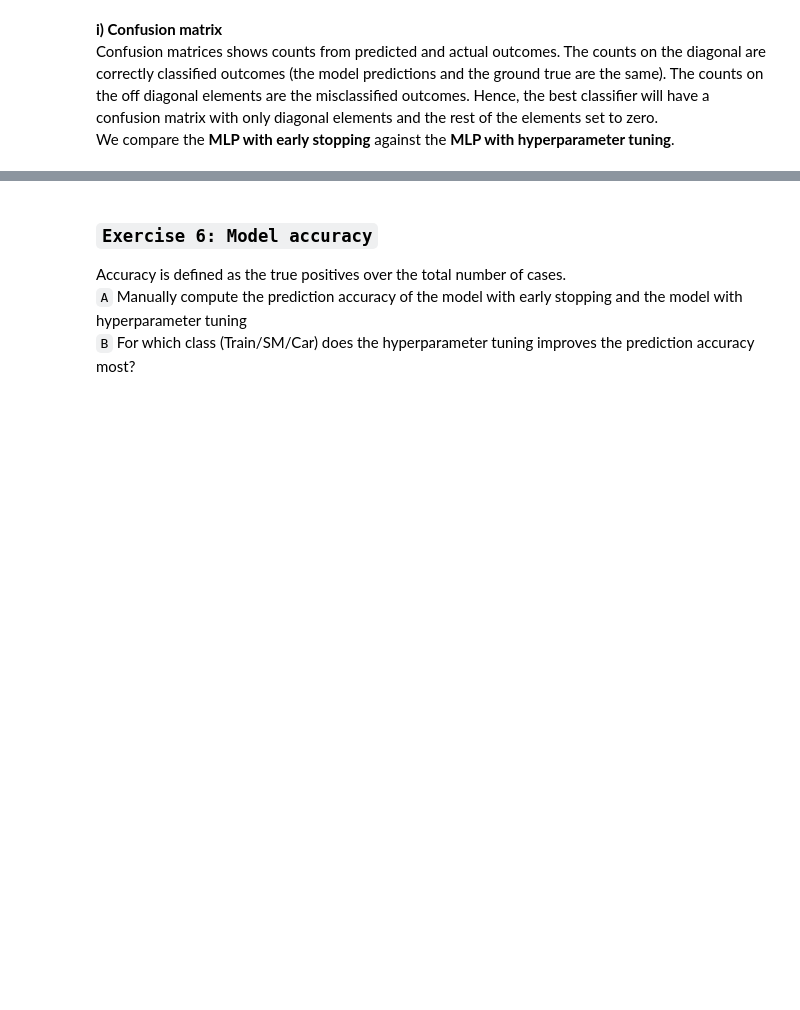
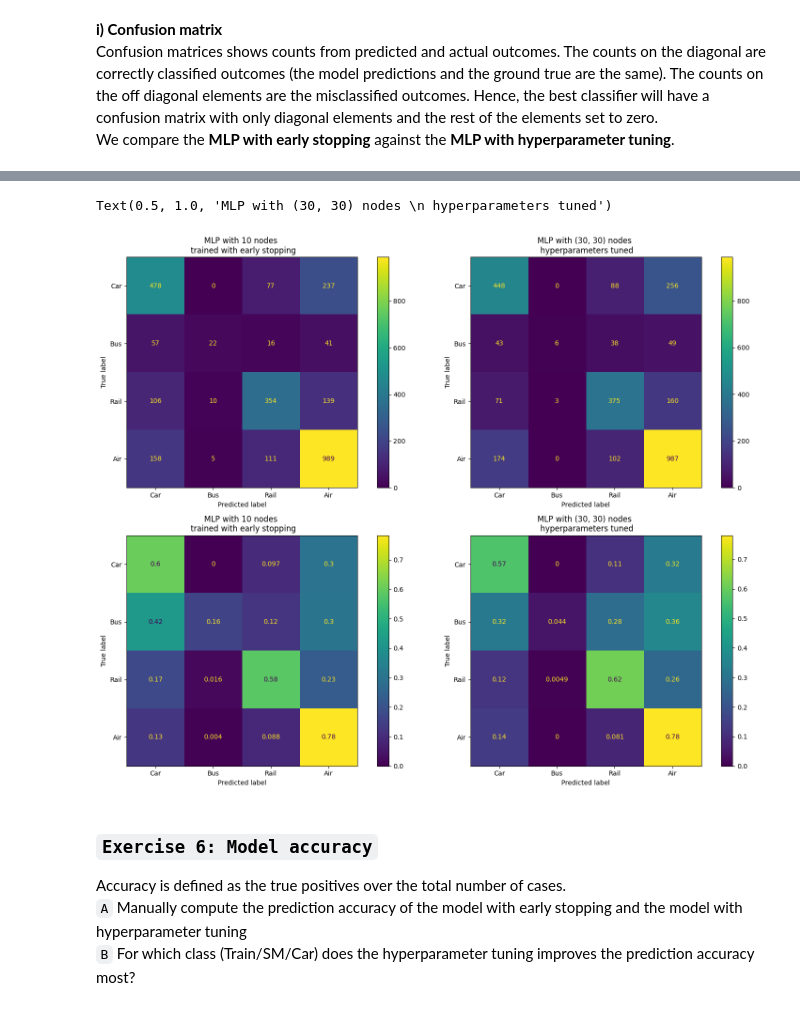
Before and after one commit to Marrekoo/DCM_ML_TRAIL_2024, a Jupyter notebook: Lab sessions/lab session 1.ipynb, the cells around one changed output, grey strips where cells are left out. Cells and saved outputs as stored; diff of their text form; code cells hidden in the pictures; blank space fills up the shorter version.

```diff
--- a/Lab sessions/lab session 1.ipynb
+++ b/Lab sessions/lab session 1.ipynb
@@ -225,4 +236,4 @@ $\color{green}{\text{Add your answers here}}$
 As a benchmark, we use the linear-additive RUM model model. We estimate this model using `biogeme`.
 # %%
 # Convert pandas dff into biogeme database
-biodata = db.Database('neighbourhood_data_train', dff)
+biodata = db.Database('mode_choice_data', dff)
@@ -364,6 +391,9 @@ Y = dff_scaled['choice']
 # Note that we use 60% for training and 40% for testing
 # Note that we set the random_state, in order to replicate results later (do not change)
 X_train, X_test, Y_train, Y_test = train_test_split(dff_scaled[features], Y, random_state = 12345, test_size = 0.4)
+
+# Store the indices of test sets
+test_indices = X_test.index.values
 # %% [markdown]
 `iii. Creating the MLP object`<br>
 A MultiLayerPerceptron (MLP) is a fully-connected feed-forward neural network. We create the MLP using `sk-learn's` MLPClassifier function.
@@ -675,3 +742,20 @@ iii. Matthew's correlation coefficient
 **i) Confusion matrix**<br>
 Confusion matrices shows counts from predicted and actual outcomes. The counts on the diagonal are correctly classified outcomes (the model predictions and the ground true are the same). The counts on the off diagonal elements are the misclassified outcomes. Hence, the best classifier will have a confusion matrix with only diagonal elements and the rest of the elements set to zero.<br>
 We compare the **MLP with early stopping** against the **MLP with hyperparameter tuning**.
+# %%
+biodata_sim = db.Database('biodata_test_sim', dff.iloc[test_indices,:])
+
+prob_car = models.logit(V, AV, 1)
+prob_bus = models.logit(V, AV, 2)
+prob_air = models.logit(V, AV, 3)
+prob_rail = models.logit(V, AV, 4)
+
+simulate = {
+    'Prob. car': prob_car,
+    'Prob. bus': prob_bus,
+    'Prob. air': prob_air,
+    'Prob. rail': prob_rail}
+
+biogeme_sim = bio.BIOGEME(biodata_sim, simulate)
+simulated_values = biogeme_sim.simulate(results_rum_mnl.getBetaValues())
+Y_mnl = np.argmax(simulated_values.values,axis=1)+1
@@ -678,22 +771,25 @@ We compare the **MLP with early stopping** against the **MLP with hyperparameter
 # %%
 # Predict the choices for the test data set, using the MLP trained with early stopping and MLP with hyperparameters tuned
 Y_pred_early_st  = mlp_early_st.predict(X_test.values)  # 0/1 predictions of MLP trained with early stopping
-Y_pred_gs = mlp_gs.predict(X_test)                      # 0/1 predictions of MLP with hyperparameters tuned
+Y_pred_gs = Y_mnl # mlp_gs.predict(X_test)                      # 0/1 predictions of MLP with hyperparameters tuned
 
 # Show the confusion matrices, to compare the hyperparameter tuned network with the early stopping network
 fig, ax = plt.subplots(2,2,figsize = (16,12))
 fig.set_tight_layout(True)
 ylabels = ['Car', 'Bus', 'Rail', 'Air']
 cm1 = ConfusionMatrixDisplay.from_predictions(y_true=Y_test,y_pred=Y_pred_early_st, display_labels = ylabels, normalize=None,  ax=ax[(0,0)])
 cm2 = ConfusionMatrixDisplay.from_predictions(y_true=Y_test,y_pred=Y_pred_early_st, display_labels = ylabels, normalize='true',ax=ax[(1,0)])
 cm3 = ConfusionMatrixDisplay.from_predictions(y_true=Y_test,y_pred=Y_pred_gs, display_labels = ylabels, normalize=None,  ax=ax[(0,1)])
 cm4 = ConfusionMatrixDisplay.from_predictions(y_true=Y_test,y_pred=Y_pred_gs, display_labels = ylabels, normalize='true',ax=ax[(1,1)])
 
 # Add titles
 cm1.ax_.set_title(f'MLP with {mlp_early_st.hidden_layer_sizes} nodes \n trained with early stopping')
 cm2.ax_.set_title(f'MLP with {mlp_early_st.hidden_layer_sizes} nodes \n trained with early stopping')
 cm3.ax_.set_title(f'MLP with {mlp_gs.hidden_layer_sizes} nodes \n hyperparameters tuned')
 cm4.ax_.set_title(f'MLP with {mlp_gs.hidden_layer_sizes} nodes \n hyperparameters tuned')
+# %% [output]
+Text(0.5, 1.0, 'MLP with (30, 30) nodes \n hyperparameters tuned')
+[figure, added]
 # %% [markdown]
 ### ``Exercise 6: Model accuracy``
 Accuracy is defined as the true positives over the total number of cases.<br>
```
Also changed, not shown: parts of 18 cells of this notebook.
